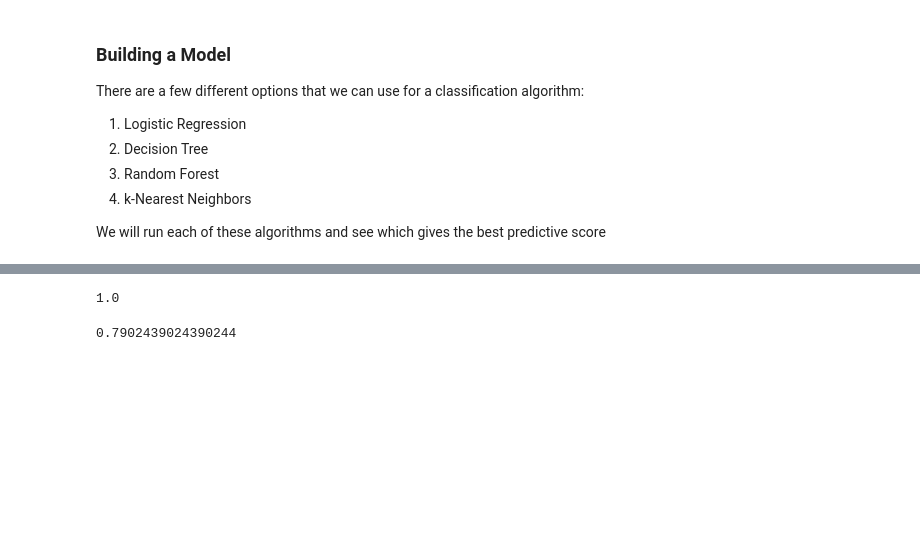
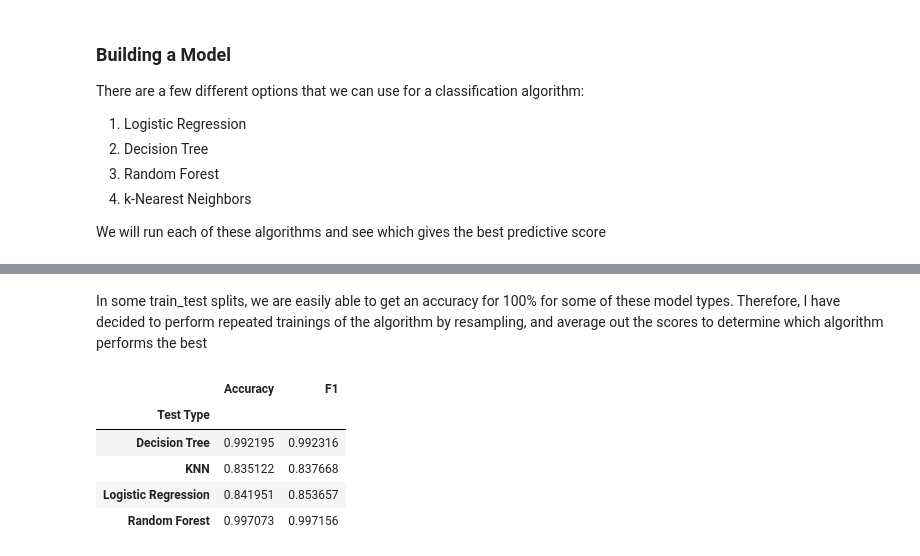
Before and after one commit to alvinyu20/heart_disease, a Jupyter notebook: Heart Disease Model.ipynb, the cells around one changed output, grey strips where cells are left out. Drawn from its saved outputs; the diff is of its cells as text; code cells hidden in the pictures; blank space fills up the shorter version.

```diff
--- a/Heart Disease Model.ipynb
+++ b/Heart Disease Model.ipynb
@@ -295,16 +266,36 @@ print(DT_accuracy)
-# %%
-model = RandomForestClassifier()
-model.fit(X_train, y_train)
-y_predict = model.predict(X_test)
-RF_accuracy = accuracy_score(y_test,y_predict)
-print(RF_accuracy)
-# %% [output]
-1.0
-# %%
-model = KNeighborsClassifier()
-model.fit(X_train, y_train)
-y_predict = model.predict(X_test)
-KN_accuracy = accuracy_score(y_test,y_predict)
-print(KN_accuracy)
-# %% [output]
-0.7902439024390244
+# %% [markdown]
+In some train_test splits, we are easily able to get an accuracy for 100% for some of these model types. Therefore, I have decided to perform repeated trainings of the algorithm by resampling, and average out the scores to determine which algorithm performs the best
+# %%
+scores = pd.DataFrame(columns = ['Test Type','Accuracy','F1'])
+# %%
+for rand in range(10):
+    X_train, X_test, y_train, y_test = train_test_split(X_data_std,y_data,test_size=0.2,random_state=rand)
+    #Logistic Regression
+    model = LogisticRegression()
+    model.fit(X_train, y_train)
+    y_predict = model.predict(X_test)
+    scores.loc[len(scores)] = ['Logistic Regression',accuracy_score(y_test,y_predict),f1_score(y_test,y_predict)]
+    #Decision Tree
+    model = DecisionTreeClassifier()
+    model.fit(X_train, y_train)
+    y_predict = model.predict(X_test)
+    scores.loc[len(scores)] = ['Decision Tree',accuracy_score(y_test,y_predict),f1_score(y_test,y_predict)]
+    #Random Forest
+    model = RandomForestClassifier()
+    model.fit(X_train, y_train)
+    y_predict = model.predict(X_test)
+    scores.loc[len(scores)] = ['Random Forest',accuracy_score(y_test,y_predict),f1_score(y_test,y_predict)]
+    #KNN
+    model = KNeighborsClassifier()
+    model.fit(X_train, y_train)
+    y_predict = model.predict(X_test)
+    scores.loc[len(scores)] = ['KNN',accuracy_score(y_test,y_predict),f1_score(y_test,y_predict)]
+# %%
+scores.groupby('Test Type').mean()
+# %% [output]
+|  | Accuracy | F1 |
+| Test Type |  |  |
+| Decision Tree | 0.992195 | 0.992316 |
+| KNN | 0.835122 | 0.837668 |
+| Logistic Regression | 0.841951 | 0.853657 |
+| Random Forest | 0.997073 | 0.997156 |
```
Also changed, not shown: parts of 13 cells of this notebook, 1 other file.
